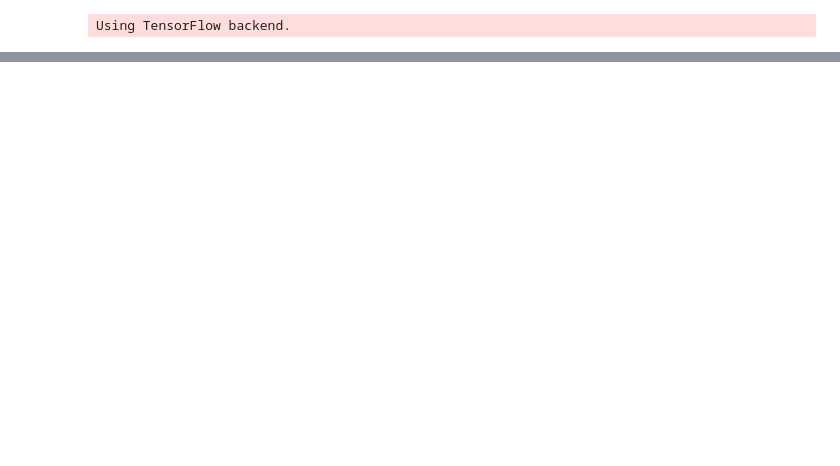
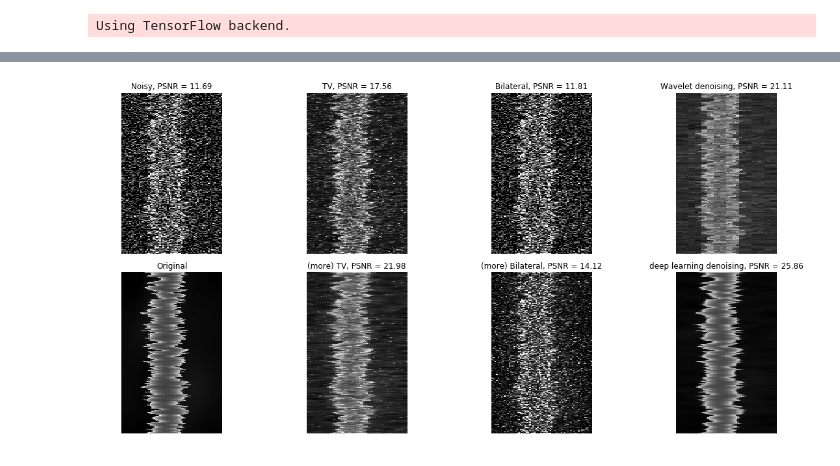
Before and after one commit to narendrachaudhary51/LER_machine_learning, a Jupyter notebook: neural_nets/nnet_prediction.ipynb, the cells around one changed output, grey strips where cells are left out. Drawn from its saved outputs; the diff is of its cells as text; code cells hidden in the pictures; blank space fills up the shorter version.

Commit message:
Changes using skimage

```diff
--- a/neural_nets/nnet_prediction.ipynb
+++ b/neural_nets/nnet_prediction.ipynb
@@ -99,0 +91,91 @@ plt.show()
+# %%
+from skimage.restoration import (denoise_tv_chambolle, denoise_bilateral,
+                                 denoise_wavelet, estimate_sigma)
+from skimage import measure
+
+#impredict = impredict.astype(float)
+#imnoisy = imnoisy.astype(float)
+#im = im.astype(float)
+
+psnr_noisy = measure.compare_psnr(im,imnoisy)
+psnr_predict = measure.compare_psnr(im,impredict)
+mse_noisy = measure.compare_mse(im, imnoisy)
+mse_predict = measure.compare_mse(im, impredict)
+
+print('PSNR noisy image = {}, PSNR predicted image = {}'.format(psnr_noisy,psnr_predict))
+print('MSE noisy image = {}, MSE predicted image = {}'.format(mse_noisy,mse_predict))
+
+
+# Estimate the average noise standard deviation across color channels.
+sigma_est = estimate_sigma(imnoisy, multichannel=False, average_sigmas=True)
+
+print("Estimated Gaussian noise standard deviation = {}".format(sigma_est))
+
+# Due to clipping in random_noise, the estimate will be a bit smaller than the
+# specified sigma
+
+im_denoise_tv_chambolle = denoise_tv_chambolle(imnoisy, weight=0.1, multichannel=False)
+psnr_tv = measure.compare_psnr(im,im_denoise_tv_chambolle)
+
+im_denoise_bilateral = denoise_bilateral(imnoisy, sigma_color= sigma_est/2, multichannel=False)  #sigma earlier = 0.05
+psnr_bilateral = measure.compare_psnr(im, im_denoise_bilateral)
+
+im_denoise_wavelet = denoise_wavelet(imnoisy, multichannel=False)
+psnr_wavelet = measure.compare_psnr(im, im_denoise_wavelet)
+
+im_denoise_moretv_chambolle = denoise_tv_chambolle(imnoisy, weight=0.2, multichannel=False)
+psnr_moretv = measure.compare_psnr(im, im_denoise_moretv_chambolle)
+
+im_denoise_morebilateral = denoise_bilateral(imnoisy, sigma_color = sigma_est, sigma_spatial=15, multichannel=False) #sigma = 0.1
+psnr_morebilateral = measure.compare_psnr(im, im_denoise_morebilateral)
+
+im_denoise_wavelet_ycbcr = denoise_wavelet(imnoisy, multichannel=False, convert2ycbcr=True)
+psnr_wavelet_ycbcr = measure.compare_psnr(im, im_denoise_wavelet_ycbcr)
+
+
+fig, ax = plt.subplots(nrows=2, ncols=4, figsize=(16, 8), sharex=True,
+                       sharey=True, subplot_kw={'adjustable': 'box-forced'})
+
+plt.gray()
+
+
+ax[0, 0].imshow(imnoisy,cmap = 'gray',aspect= 0.1)
+ax[0, 0].axis('off')
+ax[0, 0].set_title('Noisy, PSNR = {0:.4g}'.format(psnr_noisy))
+
+ax[0, 1].imshow(im_denoise_tv_chambolle, cmap = 'gray',aspect= 0.1)
+ax[0, 1].axis('off')
+ax[0, 1].set_title('TV, PSNR = {0:.4g}'.format(psnr_tv))
+
+ax[0, 2].imshow(im_denoise_bilateral,cmap = 'gray',aspect= 0.1)
+ax[0, 2].axis('off')
+ax[0, 2].set_title('Bilateral, PSNR = {0:.4g}'.format(psnr_bilateral))
+
+ax[0, 3].imshow(im_denoise_wavelet,cmap = 'gray',aspect= 0.1)
+ax[0, 3].axis('off')
+ax[0, 3].set_title('Wavelet denoising, PSNR = {0:.4g}'.format(psnr_wavelet))
+
+ax[1, 1].imshow(im_denoise_moretv_chambolle,cmap = 'gray',aspect= 0.1)
+ax[1, 1].axis('off')
+ax[1, 1].set_title('(more) TV, PSNR = {0:.4g}'.format(psnr_moretv))
+
+ax[1, 2].imshow(im_denoise_morebilateral,cmap = 'gray',aspect= 0.1)
+ax[1, 2].axis('off')
+ax[1, 2].set_title('(more) Bilateral, PSNR = {0:.4g}'.format(psnr_morebilateral))
+
+#ax[1, 3].imshow(im_denoise_wavelet_ycbcr,cmap = 'gray',aspect= 0.1)
+#ax[1, 3].axis('off')
+#ax[1, 3].set_title('Wavelet denoising\nin YCbCr colorspace, PSNR = {0:.4g}'.format(psnr_wavelet_ycbcr))
+
+ax[1, 3].imshow(impredict,cmap = 'gray',aspect= 0.1)
+ax[1, 3].axis('off')
+ax[1, 3].set_title('deep learning denoising, PSNR = {0:.4g}'.format(psnr_predict))
+
+ax[1, 0].imshow(im,cmap = 'gray',aspect= 0.1)
+ax[1, 0].axis('off')
+ax[1, 0].set_title('Original')
+
+fig.tight_layout()
+
+plt.show()
+# %% [output]
@@ -99,0 +185 @@ plt.show()
+[figure, added]
```
Also changed, not shown: parts of 8 cells of this notebook.
